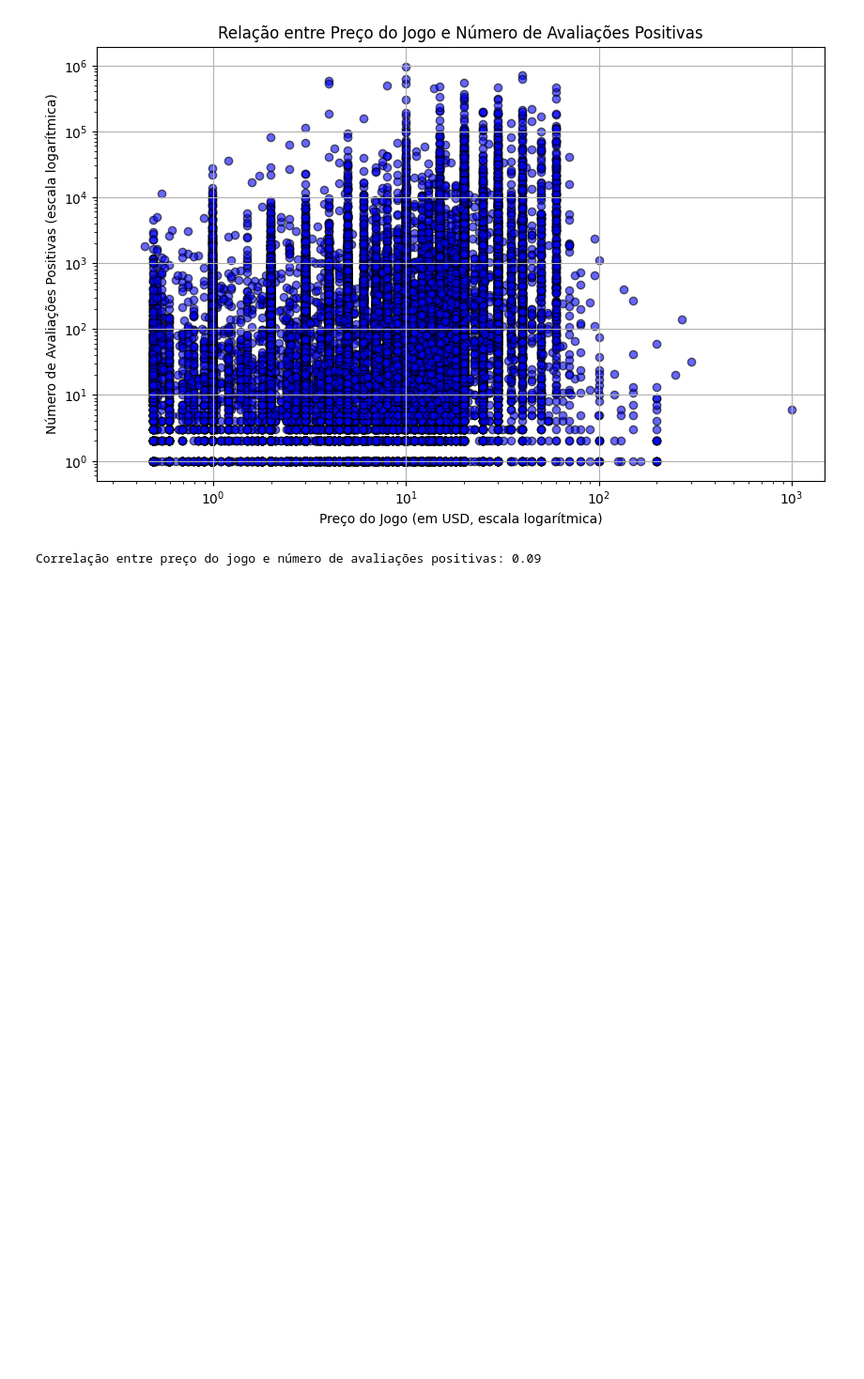
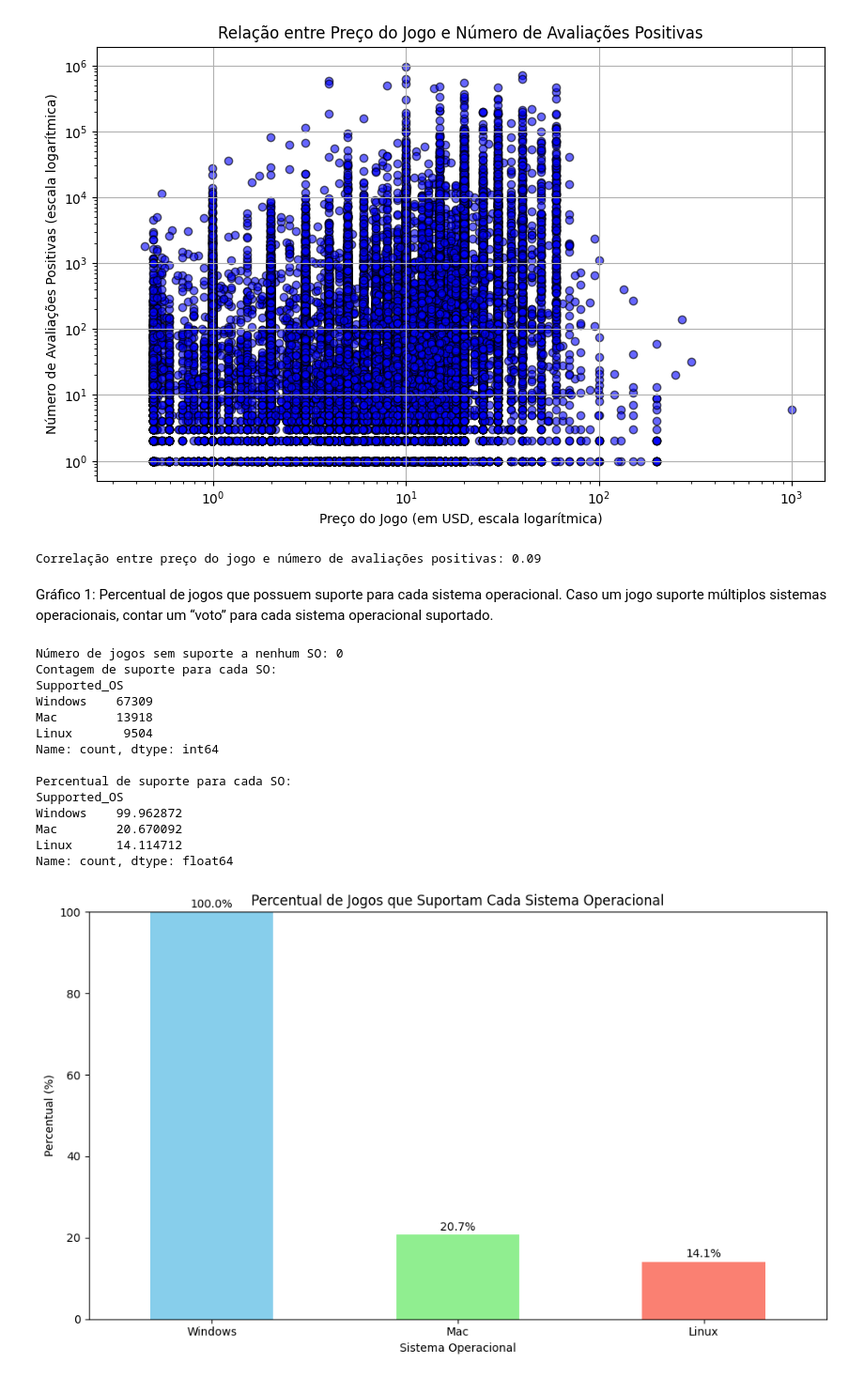
Before and after one commit to marcellsa/pucrs-trabalhos-academicos, a Jupyter notebook: 03-progracao-para-dados/projeto2-analise-jogos-eletronicos/notebooks/projeto2-analise-jogos-eletronicos.ipynb, the cells around one changed output. Shown at 94% size. Saved outputs shown, nothing was run; the diff lists cells and outputs as text; code cells hidden in the pictures; blank space fills up the shorter version.

```diff
--- a/03-progracao-para-dados/projeto2-analise-jogos-eletronicos/notebooks/projeto2-analise-jogos-eletronicos.ipynb
+++ b/03-progracao-para-dados/projeto2-analise-jogos-eletronicos/notebooks/projeto2-analise-jogos-eletronicos.ipynb
@@ -228,3 +228,59 @@ print(f"Correlação entre preço do jogo e número de avaliações positivas: {
 # %% [output]
 [figure]
 Correlação entre preço do jogo e número de avaliações positivas: 0.09
+# %% [markdown]
+Gráfico 1: Percentual de jogos que possuem suporte para cada sistema operacional. Caso um jogo suporte múltiplos sistemas operacionais, contar um “voto” para cada sistema operacional suportado.
+# %%
+# Criando uma nova coluna 'Supported_OS' que conta um "voto" para cada sistema operacional suportado
+df['Supported_OS'] = df.apply(lambda row: [os for os in ['Windows', 'Mac', 'Linux'] if row[os]], axis=1)
+
+# Verificando se há jogos sem suporte a nenhum SO
+no_support = df[df['Supported_OS'].apply(len) == 0]
+print(f"Número de jogos sem suporte a nenhum SO: {len(no_support)}")
+
+# Removendo jogos sem suporte a nenhum SO (se houver)
+df = df[df['Supported_OS'].apply(len) > 0]
+
+# Dividindo os sistemas operacionais em linhas separadas
+df_divided = df.explode('Supported_OS')
+
+# Contando o número de jogos que suportam cada sistema operacional
+os_counts = df_divided['Supported_OS'].value_counts()
+
+# Calculando o percentual com base no total de jogos
+total_games = len(df)
+os_percentages = (os_counts / total_games) * 100
+
+print("Contagem de suporte para cada SO:")
+print(os_counts)
+print("\nPercentual de suporte para cada SO:")
+print(os_percentages)
+
+# Criando o gráfico
+plt.figure(figsize=(10, 6))
+os_percentages.plot(kind='bar', color=['skyblue', 'lightgreen', 'salmon'])
+plt.title('Percentual de Jogos que Suportam Cada Sistema Operacional')
+plt.xlabel('Sistema Operacional')
+plt.ylabel('Percentual (%)')
+plt.xticks(rotation=0)
+plt.ylim(0, 100)  # Definindo o limite do eixo y de 0 a 100%
+for i, v in enumerate(os_percentages):
+    plt.text(i, v + 1, f'{v:.1f}%', ha='center')
+plt.tight_layout()
+plt.show()
+# %% [output]
+Número de jogos sem suporte a nenhum SO: 0
+Contagem de suporte para cada SO:
+Supported_OS
+Windows    67309
+Mac        13918
+Linux       9504
+Name: count, dtype: int64
+
+Percentual de suporte para cada SO:
+Supported_OS
+Windows    99.962872
+Mac        20.670092
+Linux      14.114712
+Name: count, dtype: float64
+[figure, added]
```
